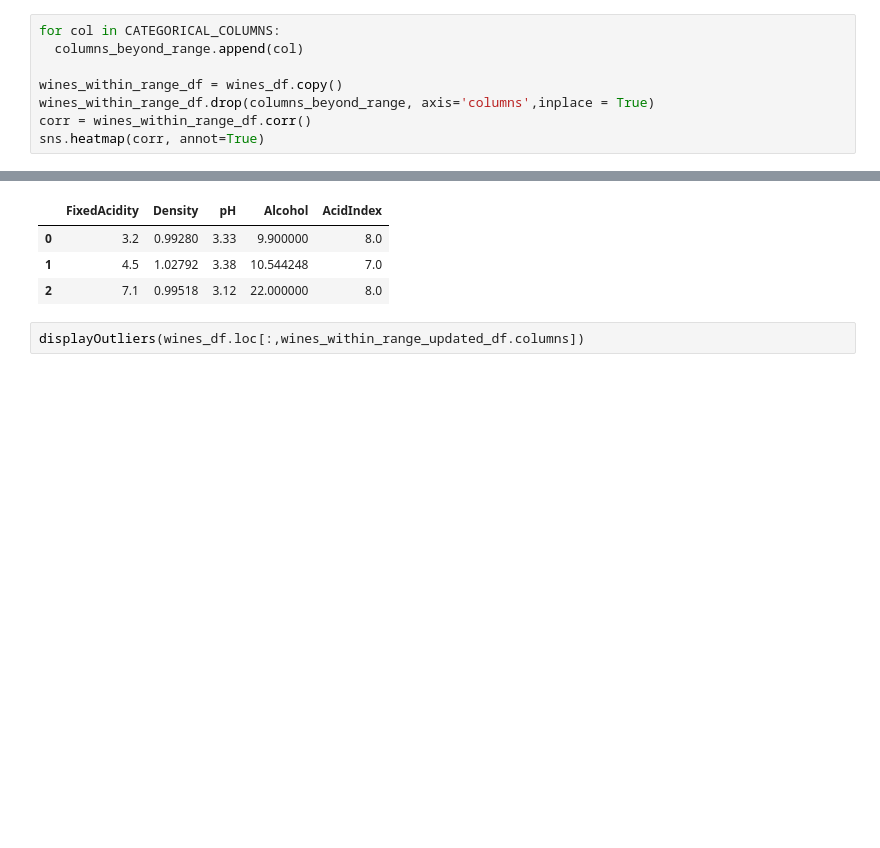
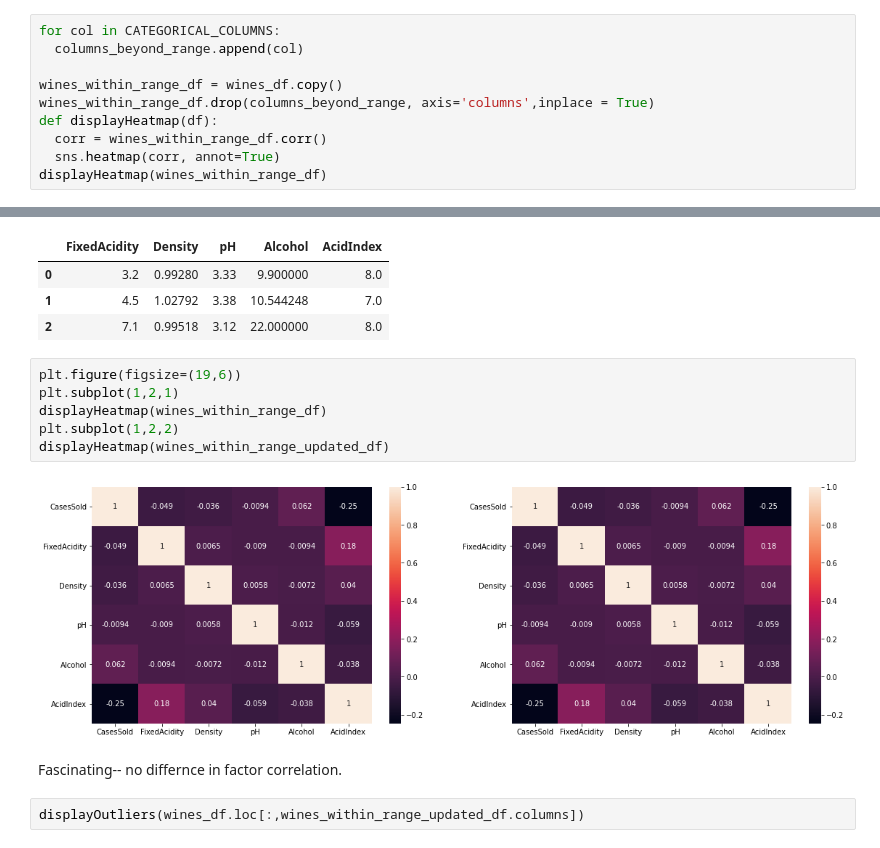
Before and after one commit to yabbou/python-data-science, a Jupyter notebook: hw_6.ipynb, the cells around one changed output, grey strips where cells are left out. Saved outputs shown, nothing was run; the diff lists cells and outputs as text; blank space fills up the shorter version.

Commit message:
Add updated heatmap

```diff
--- a/hw_6.ipynb
+++ b/hw_6.ipynb
@@ -310,6 +310,8 @@ for col in CATEGORICAL_COLUMNS:
 
 wines_within_range_df = wines_df.copy()
 wines_within_range_df.drop(columns_beyond_range, axis='columns',inplace = True)
-corr = wines_within_range_df.corr()
-sns.heatmap(corr, annot=True)
+def displayHeatmap(df):
+  corr = wines_within_range_df.corr()
+  sns.heatmap(corr, annot=True)
+displayHeatmap(wines_within_range_df)
 # %% [output]
@@ -381,6 +382,16 @@ absolute_input_knn.head(3)
 | 0 | 3.2 | 0.99280 | 3.33 | 9.900000 | 8.0 |
 | 1 | 4.5 | 1.02792 | 3.38 | 10.544248 | 7.0 |
 | 2 | 7.1 | 0.99518 | 3.12 | 22.000000 | 8.0 |
+# %%
+plt.figure(figsize=(19,6))
+plt.subplot(1,2,1)
+displayHeatmap(wines_within_range_df)
+plt.subplot(1,2,2)
+displayHeatmap(wines_within_range_updated_df)
+# %% [output]
+[figure, added]
+# %% [markdown]
+Fascinating-- no differnce in factor correlation.
 # %%
 displayOutliers(wines_df.loc[:,wines_within_range_updated_df.columns])
 # %% [output]
```
Also changed, not shown: parts of 1 cell of this notebook.
